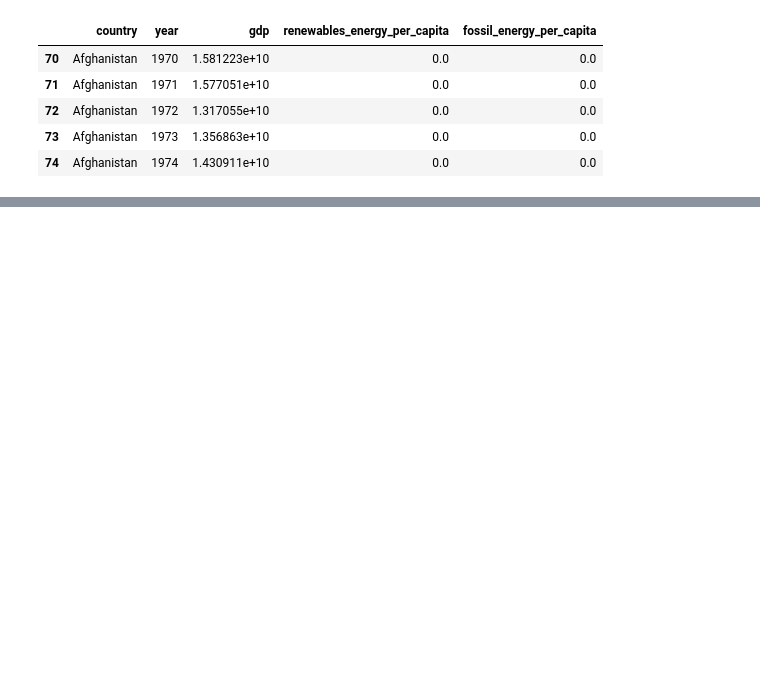
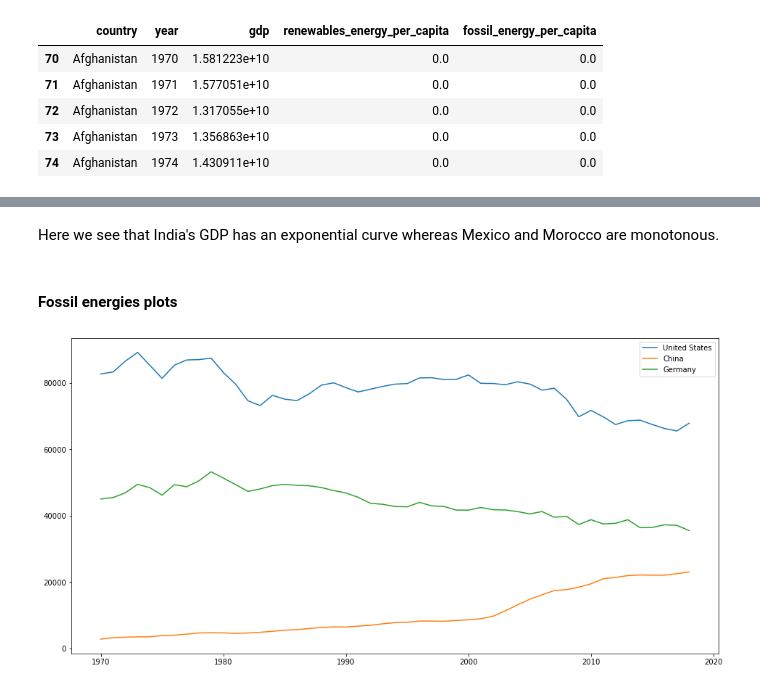
Before and after one commit to simibi28/itp_gp_2022, a Jupyter notebook: itp_groupproject.ipynb, the cells around one changed output, grey strips where cells are left out. Saved outputs shown, nothing was run; the diff lists cells and outputs as text; code cells hidden in the pictures; blank space fills up the shorter version.

```diff
--- a/itp_groupproject.ipynb
+++ b/itp_groupproject.ipynb
@@ -26,0 +86,8 @@ df_under = analysis.filter_countries(under_countries)
+# %% [markdown]
+Here we see that India's GDP has an exponential curve whereas Mexico and Morocco are monotonous.
+# %% [markdown]
+#### **Fossil energies plots**
+# %%
+analysis.plots(df_dev ,"fossil", countries=developed_countries)
+# %% [output]
+[figure, added]
```
Also changed, not shown: parts of 42 cells of this notebook, 1 other file.
